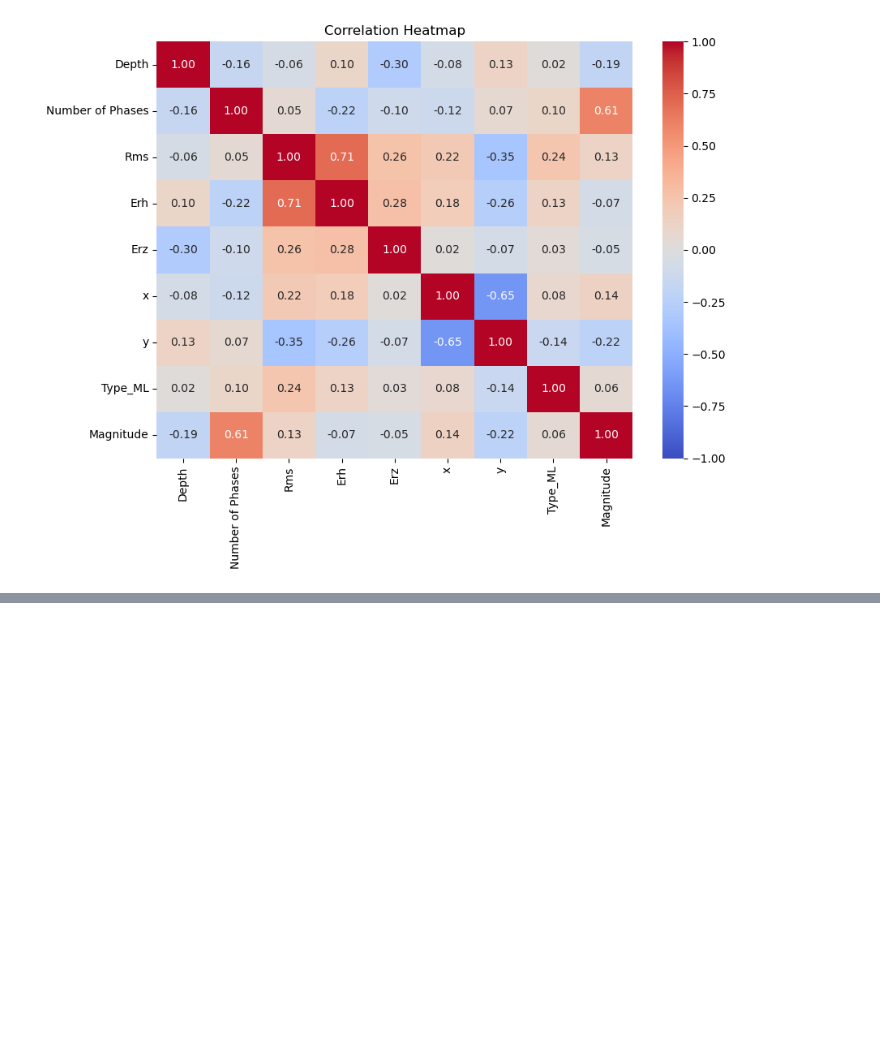
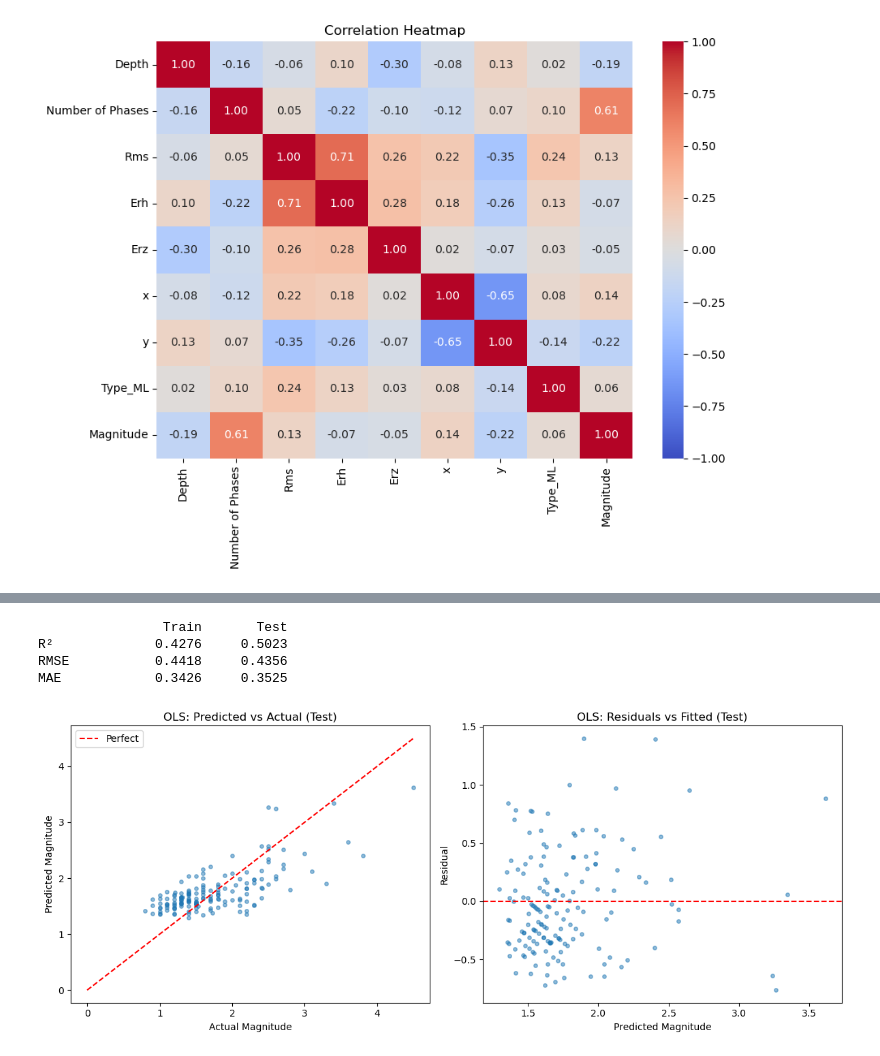
Before and after one commit to PTMA97/ISTA421_Final_Project, a Jupyter notebook: Final_Project_PaulAllen.ipynb, the cells around one changed output, grey strips where cells are left out. Saved outputs shown, nothing was run; the diff lists cells and outputs as text; code cells hidden in the pictures; blank space fills up the shorter version.

```diff
--- a/Final_Project_PaulAllen.ipynb
+++ b/Final_Project_PaulAllen.ipynb
@@ -203,0 +274,52 @@ plt.show()
+# %%
+# Reusable metrics so i can repeat with Ridge Later
+def metrics(y_true, y_pred):
+    resid = y_true - y_pred
+    rss = np.sum(resid**2)
+    tss = np.sum((y_true - y_true.mean())**2)
+    r2   = 1 - rss/tss
+    rmse = np.sqrt(np.mean(resid**2))
+    mae  = np.mean(np.abs(resid))
+    return r2, rmse, mae
+
+# Predict on both
+y_train_pred = X_train_z @ weights + bias
+y_test_pred  = X_test_z  @ weights + bias
+
+r2_tr, rmse_tr, mae_tr = metrics(y_train, y_train_pred)
+r2_te, rmse_te, mae_te = metrics(y_test,  y_test_pred)
+
+print(f"{'':<10} {'Train':>10} {'Test':>10}")
+print(f"{'R²':<10} {r2_tr:>10.4f} {r2_te:>10.4f}")
+print(f"{'RMSE':<10} {rmse_tr:>10.4f} {rmse_te:>10.4f}")
+print(f"{'MAE':<10} {mae_tr:>10.4f} {mae_te:>10.4f}")
+# %% [output]
+                Train       Test
+R²             0.4276     0.5023
+RMSE           0.4418     0.4356
+MAE            0.3426     0.3525
+# %%
+#plotting regression data
+
+fig, axes = plt.subplots(1, 2, figsize=(12, 5))
+
+# Predicted vs actual on test set
+axes[0].scatter(y_test, y_test_pred, s=15, alpha=0.5)
+axes[0].plot([0, 4.5], [0, 4.5], 'r--', label='Perfect')
+axes[0].set_xlabel("Actual Magnitude")
+axes[0].set_ylabel("Predicted Magnitude")
+axes[0].set_title("OLS: Predicted vs Actual (Test)")
+axes[0].legend()
+
+# Residuals vs fitted
+resid = y_test - y_test_pred
+axes[1].scatter(y_test_pred, resid, s=15, alpha=0.5)
+axes[1].axhline(0, color='r', linestyle='--')
+axes[1].set_xlabel("Predicted Magnitude")
+axes[1].set_ylabel("Residual")
+axes[1].set_title("OLS: Residuals vs Fitted (Test)")
+
+plt.tight_layout()
+plt.show()
+# %% [output]
+[figure, added]
```
Also changed, not shown: parts of 5 cells of this notebook, 1 other file.
